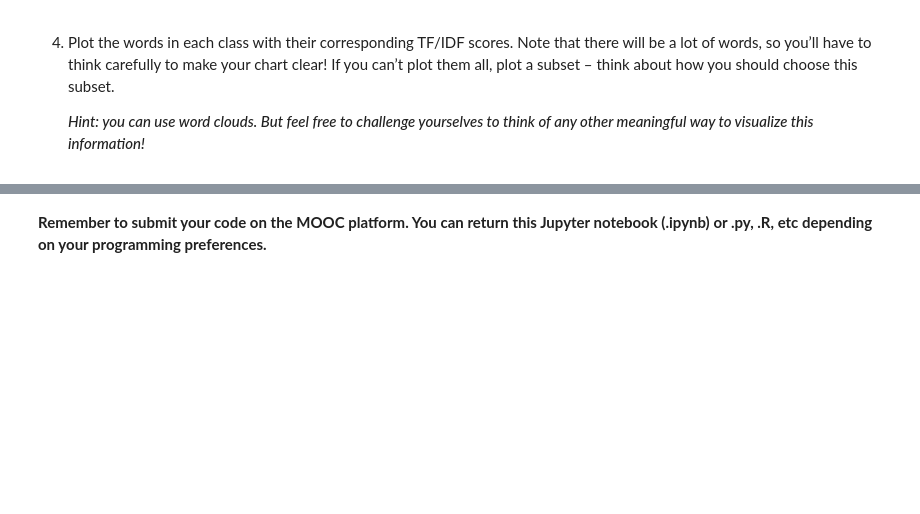
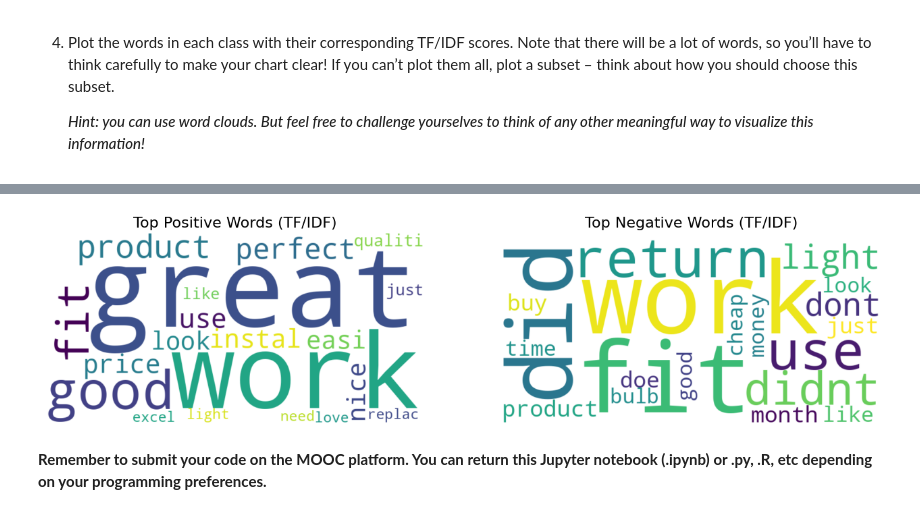
Before and after one commit to akirataguchi115/ids, a Jupyter notebook: week2.ipynb, the cells around one changed output, grey strips where cells are left out. Saved outputs shown, nothing was run; the diff lists cells and outputs as text; code cells hidden in the pictures; blank space fills up the shorter version.

```diff
--- a/week2.ipynb
+++ b/week2.ipynb
@@ -151,0 +291,20 @@ This exercise is related to the second exercise from last week. Find the saved <
+# %%
+from sklearn.feature_extraction.text import TfidfVectorizer
+
+# --- Read reviews ---
+with open("pos.txt", "r", encoding="utf-8") as f:
+    pos_reviews = f.read().splitlines()  # each line = one review
+
+with open("neg.txt", "r", encoding="utf-8") as f:
+    neg_reviews = f.read().splitlines()
+
+# --- Create corpus ---
+corpus = pos_reviews + neg_reviews
+
+# --- Create TF/IDF vectorizer ---
+vectorizer = TfidfVectorizer()  # optional: remove stopwords
+X = vectorizer.fit_transform(corpus)  # shape = (#reviews, #unique words)
+feature_names = vectorizer.get_feature_names_out()
+
+print("TF/IDF matrix shape:", X.shape)
+print("Number of unique words:", len(feature_names))
@@ -162,3 +384,34 @@ This exercise is related to the second exercise from last week. Find the saved <
+# %%
+from wordcloud import WordCloud
+import matplotlib.pyplot as plt
+
+# --- Create dictionaries of words and TF/IDF scores ---
+top_pos_words = {feature_names[i]: pos_tfidf[i] for i in top_pos_indices}
+top_neg_words = {feature_names[i]: neg_tfidf[i] for i in top_neg_indices}
+
+# --- Generate word clouds ---
+pos_wc = WordCloud(width=800, height=400, background_color='white')
+neg_wc = WordCloud(width=800, height=400, background_color='white')
+
+pos_wc.generate_from_frequencies(top_pos_words)
+neg_wc.generate_from_frequencies(top_neg_words)
+
+# --- Plot ---
+plt.figure(figsize=(16, 8))
+
+plt.subplot(1, 2, 1)
+plt.imshow(pos_wc, interpolation='bilinear')
+plt.axis('off')
+plt.title('Top Positive Words (TF/IDF)', fontsize=16)
+
+plt.subplot(1, 2, 2)
+plt.imshow(neg_wc, interpolation='bilinear')
+plt.axis('off')
+plt.title('Top Negative Words (TF/IDF)', fontsize=16)
+
+plt.show()
+# %% [output]
+[figure, added]
 # %% [markdown]
 **Remember to submit your code on the MOOC platform. You can return this Jupyter notebook (.ipynb) or .py, .R, etc depending on your programming preferences.**
 # %% [markdown]
```
Also changed, not shown: parts of 29 cells of this notebook, 4 other files.
